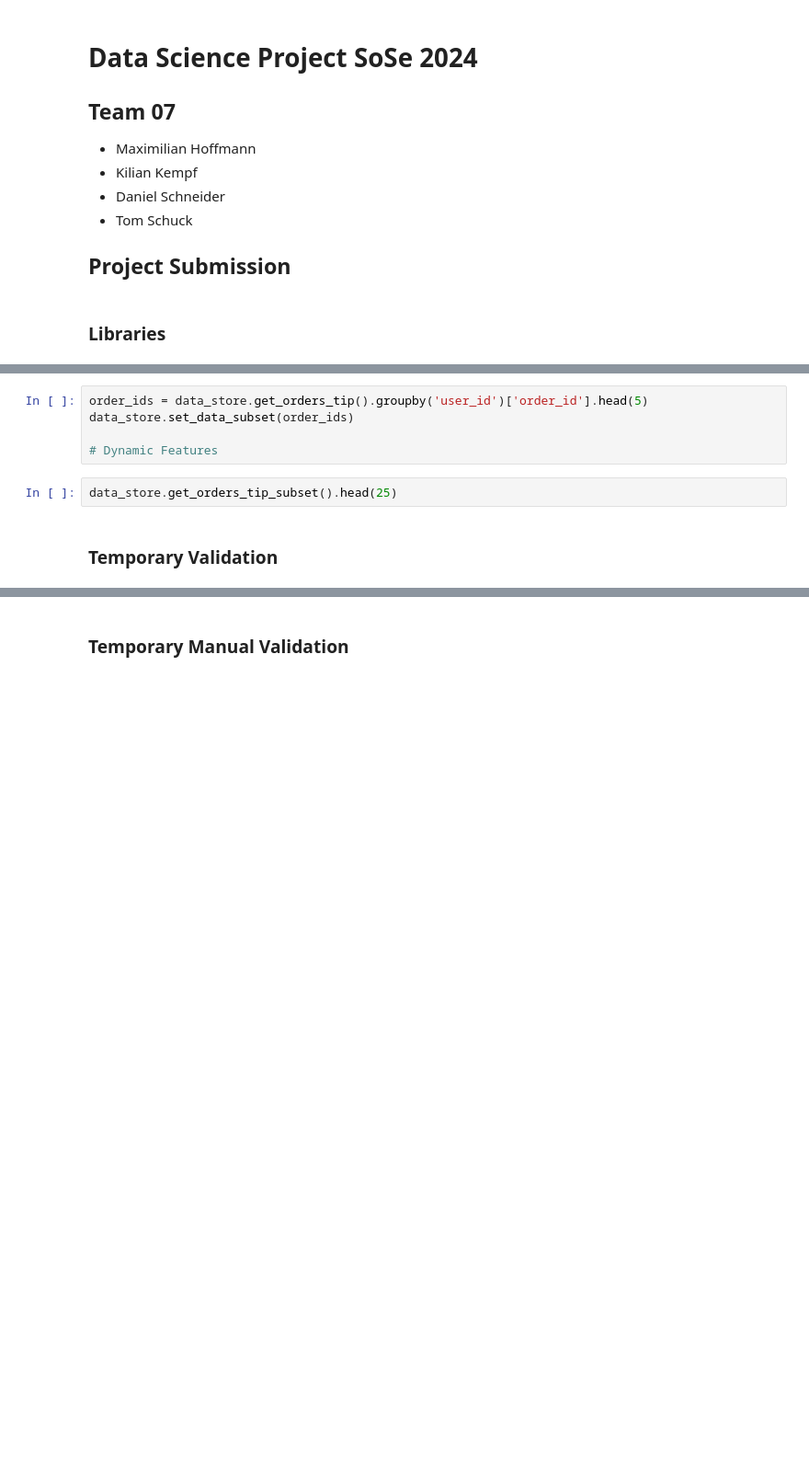
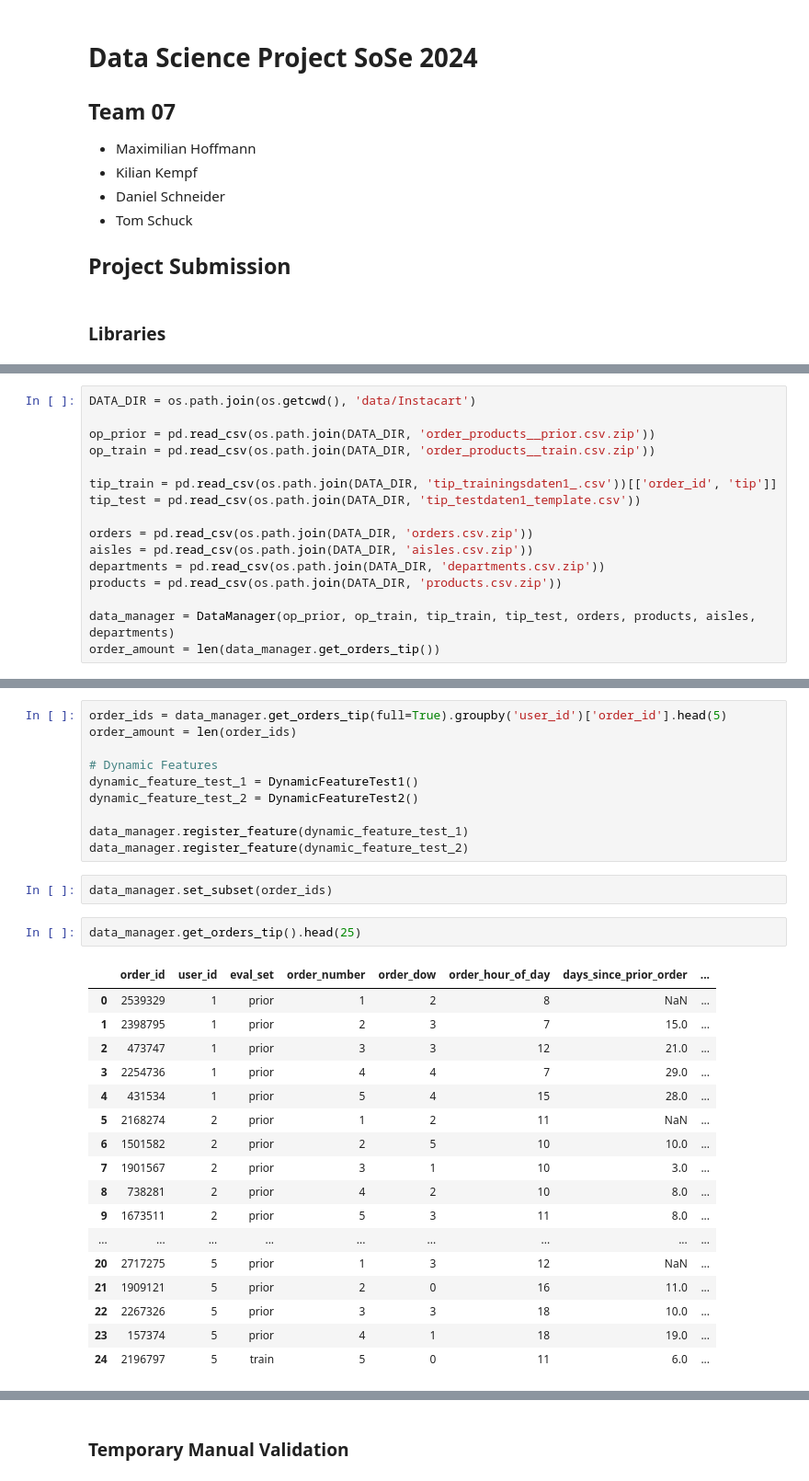
Before and after one commit to d-schneid/binary-tip-classification, a Jupyter notebook: team_07_project_submission.ipynb, the cells around one changed output, grey strips where cells are left out. Shown at 92% size. Cells and saved outputs as stored; diff of their text form; blank space fills up the shorter version.

Commit message:
adjust data store logic

```diff
--- a/team_07_project_submission.ipynb
+++ b/team_07_project_submission.ipynb
@@ -79,0 +22,16 @@ data_store.get_orders_tip_subset().head(25)
+# %%
+DATA_DIR = os.path.join(os.getcwd(), 'data/Instacart')
+
+op_prior = pd.read_csv(os.path.join(DATA_DIR, 'order_products__prior.csv.zip'))
+op_train = pd.read_csv(os.path.join(DATA_DIR, 'order_products__train.csv.zip'))
+
+tip_train = pd.read_csv(os.path.join(DATA_DIR, 'tip_trainingsdaten1_.csv'))[['order_id', 'tip']]
+tip_test = pd.read_csv(os.path.join(DATA_DIR, 'tip_testdaten1_template.csv'))
+
+orders = pd.read_csv(os.path.join(DATA_DIR, 'orders.csv.zip'))
+aisles = pd.read_csv(os.path.join(DATA_DIR, 'aisles.csv.zip'))
+departments = pd.read_csv(os.path.join(DATA_DIR, 'departments.csv.zip'))
+products = pd.read_csv(os.path.join(DATA_DIR, 'products.csv.zip'))
+
+data_manager = DataManager(op_prior, op_train, tip_train, tip_test, orders, products, aisles, departments)
+order_amount = len(data_manager.get_orders_tip())
@@ -80,10 +98,33 @@ data_store.get_orders_tip_subset().head(25)
 # %%
-order_ids = data_store.get_orders_tip().groupby('user_id')['order_id'].head(5)
-data_store.set_data_subset(order_ids)
+order_ids = data_manager.get_orders_tip(full=True).groupby('user_id')['order_id'].head(5)
+order_amount = len(order_ids)
 
 # Dynamic Features
+dynamic_feature_test_1 = DynamicFeatureTest1()
+dynamic_feature_test_2 = DynamicFeatureTest2()
+
+data_manager.register_feature(dynamic_feature_test_1)
+data_manager.register_feature(dynamic_feature_test_2)
+# %%
+data_manager.set_subset(order_ids)
 # %%
-data_store.get_orders_tip_subset().head(25)
+data_manager.get_orders_tip().head(25)
+# %% [output]
+|  | order_id | user_id | eval_set | order_number | order_dow | order_hour_of_day | days_since_prior_order | ... |
+| 0 | 2539329 | 1 | prior | 1 | 2 | 8 | NaN | ... |
+| 1 | 2398795 | 1 | prior | 2 | 3 | 7 | 15.0 | ... |
+| 2 | 473747 | 1 | prior | 3 | 3 | 12 | 21.0 | ... |
+| 3 | 2254736 | 1 | prior | 4 | 4 | 7 | 29.0 | ... |
+| 4 | 431534 | 1 | prior | 5 | 4 | 15 | 28.0 | ... |
+| 5 | 2168274 | 2 | prior | 1 | 2 | 11 | NaN | ... |
+| 6 | 1501582 | 2 | prior | 2 | 5 | 10 | 10.0 | ... |
+| 7 | 1901567 | 2 | prior | 3 | 1 | 10 | 3.0 | ... |
+| 8 | 738281 | 2 | prior | 4 | 2 | 10 | 8.0 | ... |
+| 9 | 1673511 | 2 | prior | 5 | 3 | 11 | 8.0 | ... |
+| ... | ... | ... | ... | ... | ... | ... | ... | ... |
+| 20 | 2717275 | 5 | prior | 1 | 3 | 12 | NaN | ... |
+| 21 | 1909121 | 5 | prior | 2 | 0 | 16 | 11.0 | ... |
+| 22 | 2267326 | 5 | prior | 3 | 3 | 18 | 10.0 | ... |
+| 23 | 157374 | 5 | prior | 4 | 1 | 18 | 19.0 | ... |
+| 24 | 2196797 | 5 | train | 5 | 0 | 11 | 6.0 | ... |
-# %% [markdown]
-### Temporary Validation
 # %%
```
Also changed, not shown: parts of 23 cells of this notebook, 18 other files.
